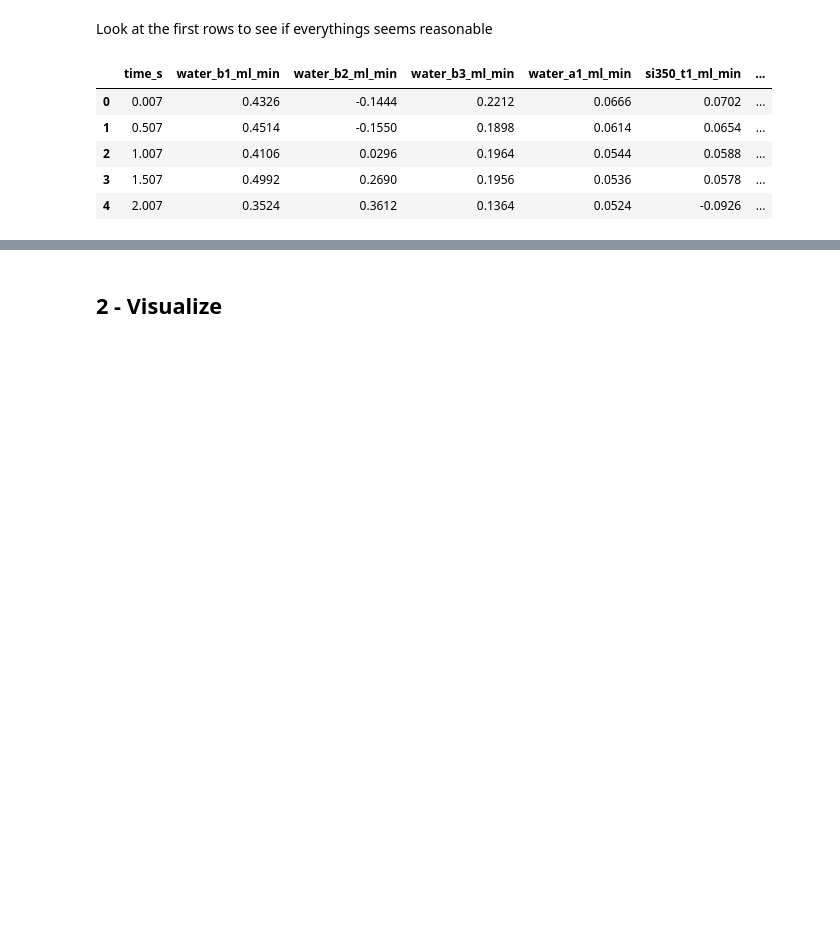
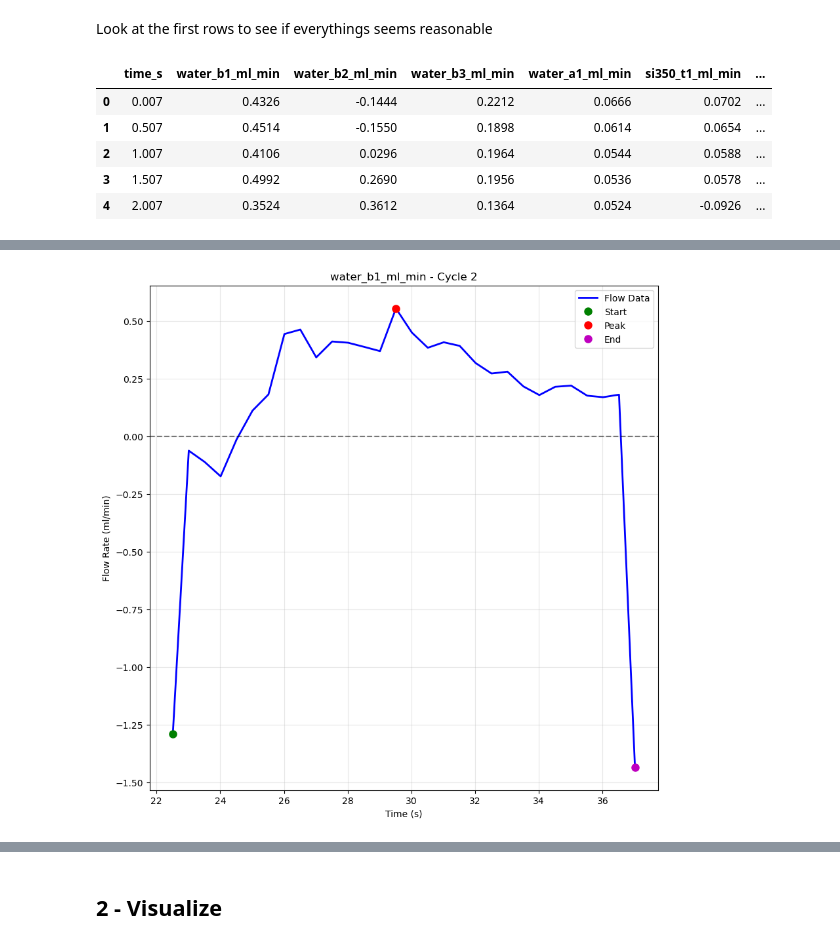
Before and after one commit to mahdi-rstgr/Micro_Liquid_Handling, a Jupyter notebook: Applications/Viscosity_estimation/flow_curve_analysis.ipynb, the cells around one changed output, grey strips where cells are left out. Cells and saved outputs as stored; diff of their text form; code cells hidden in the pictures; blank space fills up the shorter version.

```diff
--- a/Applications/Viscosity_estimation/flow_curve_analysis.ipynb
+++ b/Applications/Viscosity_estimation/flow_curve_analysis.ipynb
@@ -37,0 +249,27 @@ df.head()
+# %%
+# Simple example: Get and plot a single cycle
+sample_name = 'water_b1_ml_min'
+#sample_name = 'si350_t2_ml_min'
+cycle_number = 2
+
+# Get cycle data
+cycle_data = get_cycle_data(sample_name, cycle_number)
+
+# Plot the cycle
+plt.figure(figsize=(10, 10))
+plt.plot(cycle_data['cycle_time'], cycle_data['cycle_flow'], 'b-', linewidth=2, label='Flow Data')
+
+# Mark start, peak, and end points
+plt.plot(cycle_data['start_time'], cycle_data['start_flow'], 'go', markersize=8, label='Start')
+plt.plot(cycle_data['peak_time'], cycle_data['peak_flow'], 'ro', markersize=8, label='Peak')
+plt.plot(cycle_data['end_time'], cycle_data['end_flow'], 'mo', markersize=8, label='End')
+
+plt.axhline(y=0, color='k', linestyle='--', alpha=0.5)
+plt.xlabel('Time (s)')
+plt.ylabel('Flow Rate (ml/min)')
+plt.title(f'{sample_name} - Cycle {cycle_number}')
+plt.legend()
+plt.grid(True, alpha=0.3)
+plt.show()
+# %% [output]
+[figure, added]
```
Also changed, not shown: parts of 19 cells of this notebook, 1 other file.
